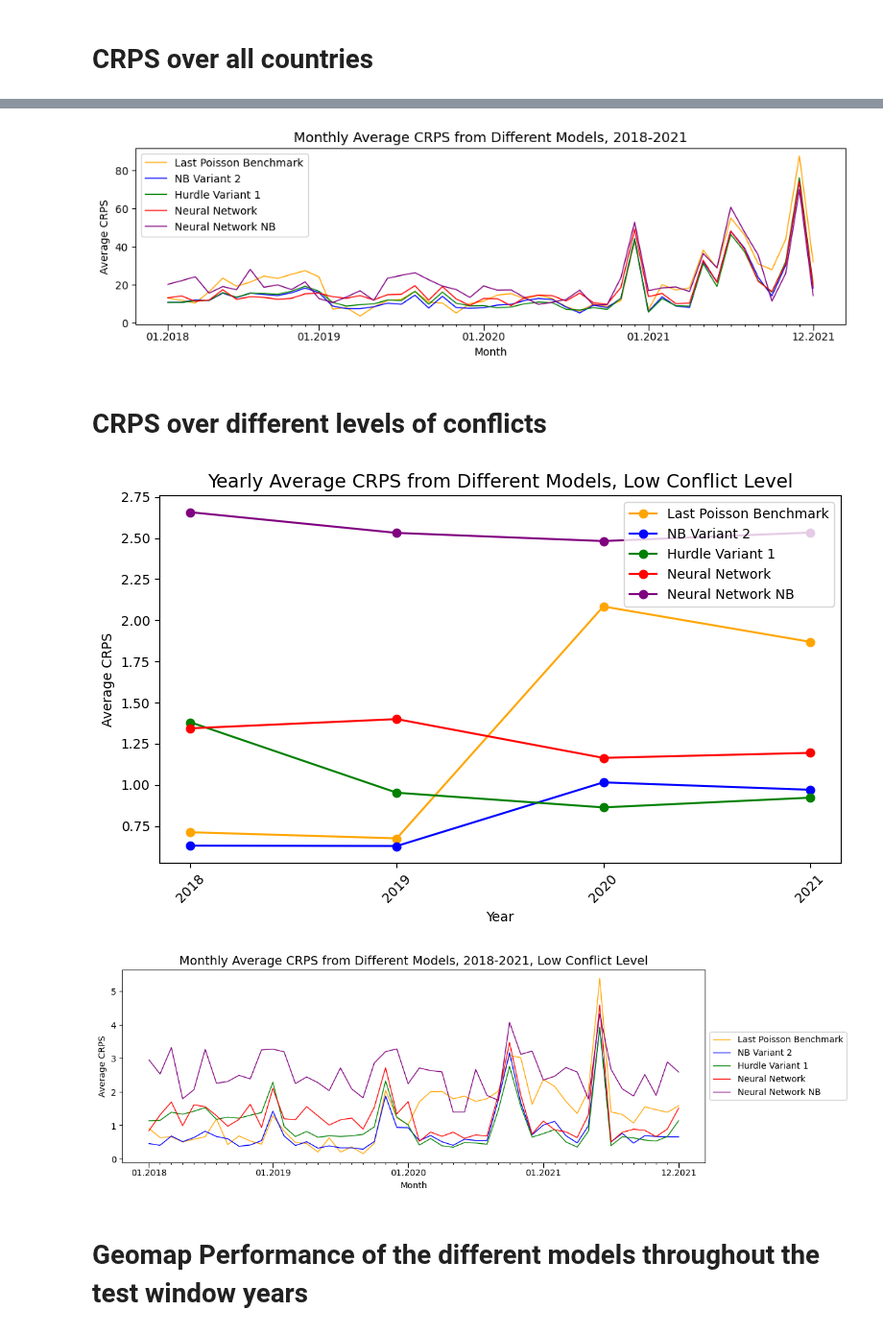
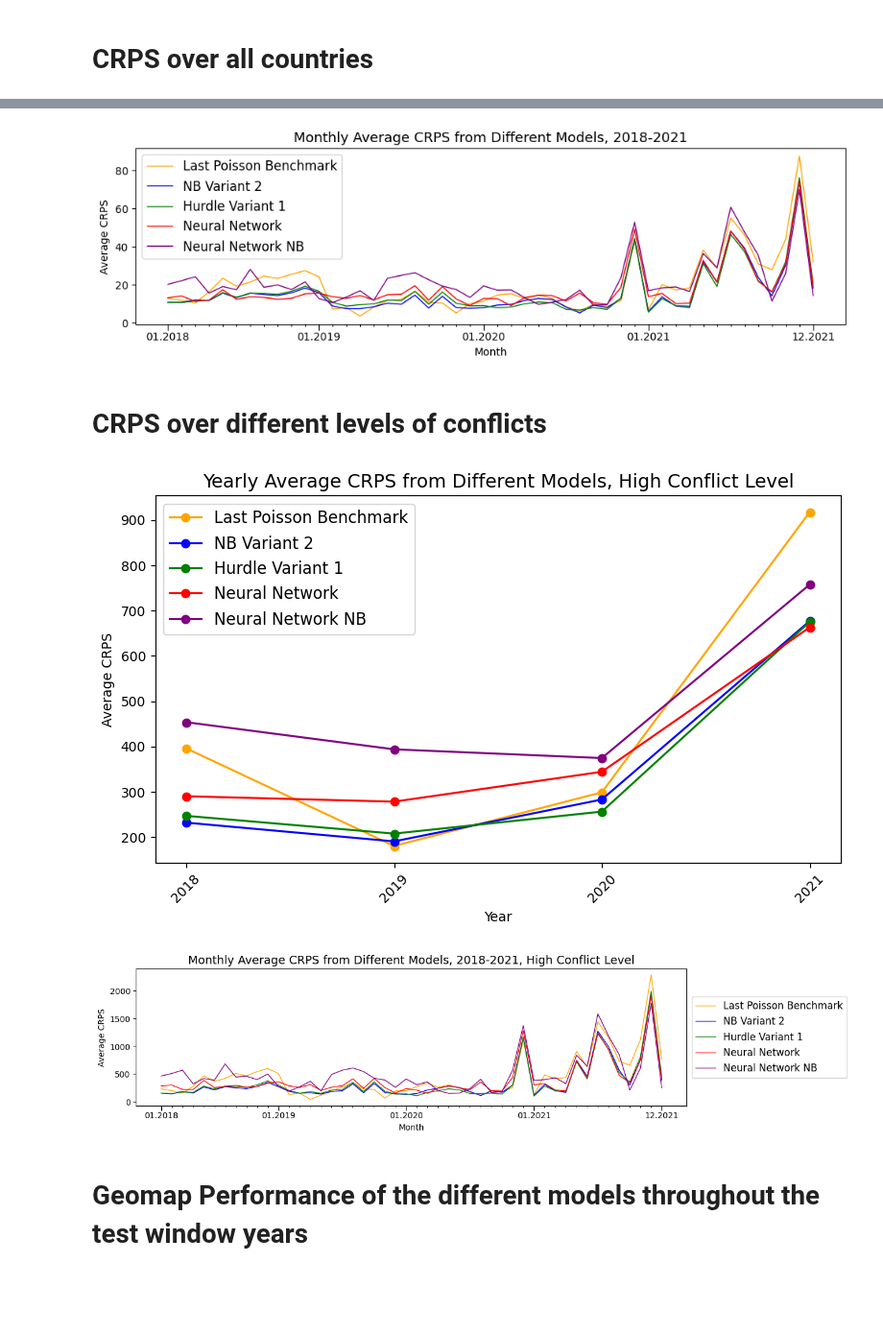
Before and after one commit to toboden/ConflictPredProbabilistic, a Jupyter notebook: plots_model_comp/prediction_plots.ipynb, the cells around one changed output, grey strips where cells are left out. Shown at 96% size. Cells and saved outputs as stored; diff of their text form; code cells hidden in the pictures; blank space fills up the shorter version.

```diff
--- a/plots_model_comp/prediction_plots.ipynb
+++ b/plots_model_comp/prediction_plots.ipynb
@@ -219,7 +219,7 @@ for year in actual_years:
 # %%
 #------------------------------------
 prediction_year = '2021' # 2019, 2020, 2021
-country_to_plot = 73 # 73 50 120
+country_to_plot = 120 # 73 50 120
 s = 8 #8
 #------------------------------------
 dataset_index = actual_years.index(prediction_year)
@@ -392,9 +392,9 @@ plt.step(x_nn_negbin, y_nn_negbin, color='skyblue')
 plt.step(x_nn, y_nn)
 plt.xlabel('Number of Fatalities')
 plt.ylabel('Cumulative Distribution Function')
-plt.title('Predictions for Tunisia (id 73), 2021, month ' + str(prediction_month), fontsize=14, y=1)
+#plt.title('Predictions for Tunisia (id 73), 2021, month ' + str(prediction_month), fontsize=14, y=1)
 #plt.title('Predictions for Mali (id 50), 2021, month ' + str(prediction_month), fontsize=14, y=1)
-#plt.title('Predictions for Somalia (id 120), 2021, Month ' + str(prediction_month), fontsize=14, y=1)
-plt.legend(loc='lower right', labels=['True Observation', 'Baseline NB Variant 2', 'Baseline Hurdle Variant 1', 'Neural Network NB', 'Neural Network Empirical'])
+plt.title('Predictions for Somalia (id 120), 2021, Month ' + str(prediction_month), fontsize=14, y=1)
+plt.legend(loc='lower right', labels=['True Observation', 'Baseline NB Variant 2', 'Baseline Hurdle Variant 1', 'Neural Network NB', 'Neural Network Empirical'], fontsize=12)
 plt.show()
 # %% [output]
@@ -404,7 +404,7 @@ plt.show()
 # %%
 #------------------------------------
 country_to_plot = 133 #133!!
-method = 'NB'  # benchmark  NB  Hurdle  NN  NNNegBin
+method = 'benchmark'  # benchmark  NB  Hurdle  NN  NNNegBin
 #------------------------------------
 s_prediction_list = list(range(3, 15))
 
@@ -490,9 +490,9 @@ for i, tick in enumerate(plt.gca().xaxis.get_major_ticks()):
 
 plt.xlabel('Month')
 plt.ylabel('Number of Fatalities')
-plt.title('Predictions for Afghanistan (id 133), 2018-2021, NB', fontsize=14, y=1) # Benchmark  NB   Hurdle   Neural Net
+plt.title('Predictions for Afghanistan (id 133), 2018-2021, Benchmark', fontsize=14, y=1) # Benchmark  NB   Hurdle   Neural Net
 # Fasse die Quantile zu einem Eintrag in der Legende zusammen und platziere sie rechts
-plt.legend(loc='center left', bbox_to_anchor=(1, 0.5))
+plt.legend(loc='center left', bbox_to_anchor=(1, 0.5), fontsize=12)
 
 # Zeige das Diagramm
 plt.show()
@@ -658,12 +658,12 @@ plt.ylabel('Average CRPS')
 
 # Fasse die Quantile zu einem Eintrag in der Legende zusammen und platziere sie rechts
 #plt.legend(loc='center left', bbox_to_anchor=(1, 0.5))
-plt.legend()
+plt.legend(fontsize=12, loc='upper left')
 
 # Zeige das Diagramm
 plt.show()
 # %% [output]
-[figure, old version]
+[figure, new version]
 # %% [markdown]
 # CRPS over different levels of conflicts
 # %%
@@ -793,7 +793,7 @@ crps_conflict_level = {'low':{'pois':crps_last_poisson_low,
                               'NN_NegBin':crps_nn_negbin_high},
                               }
 # %%
-conflict_level = 'low'
+conflict_level = 'high'
 
 crps_by_year = {
     '2018': [],
@@ -833,25 +833,25 @@ for i, methode in enumerate(methoden):
     plt.plot(crps_by_year.keys(), [crps_by_year[jahr][i] for jahr in crps_by_year.keys()], marker='o', label=methode, color=colors[i])
 
 # Titel und Achsenbeschriftungen
-plt.title('Yearly Average CRPS from Different Models, '  + str(conflict_level) + ' Conflict Level', fontsize=14)
+plt.title('Yearly Average CRPS from Different Models, '  +'High' + ' Conflict Level', fontsize=14)
 plt.xlabel('Year')
 plt.ylabel('Average CRPS')
 
 # Legende hinzufügen
-plt.legend() #loc='center left', bbox_to_anchor=(1, 0.5)
+plt.legend(fontsize=12, loc='upper left')#, bbox_to_anchor=(1, 0.5)
 
 # Diagramm anzeigen
 plt.xticks(rotation=45)
 plt.tight_layout()
 plt.show()
 # %% [output]
-[figure, old version]
+[figure, new version]
 # %%
 import matplotlib.pyplot as plt
 from matplotlib.lines import Line2D
 import numpy as np
 
-conflict_level = 'low'
+conflict_level = 'high'
 
 months = month_list_plot
 
@@ -861,7 +861,7 @@ hurdle_baseline = crps_conflict_level[conflict_level]['Hurdle']
 nn = crps_conflict_level[conflict_level]['NN']
 nn_negbin = crps_conflict_level[conflict_level]['NN_NegBin']
 
-plt.figure(figsize=(12, 4))
+plt.figure(figsize=(12, 3))
 
 # Erzeuge das Liniendiagramm
 plt.plot(months, last_poisson, color='orange', linewidth=1, label='Last Poisson Benchmark')
@@ -874,36 +874,36 @@ custom_ticks = months
 custom_labels = []
 january = ['01.2018','01.2019','01.2020','01.2021','12.2021']
 january_list = [0,11,23,35,47]
 j = 0
 for i in range(len(months)):
     if i in january_list:
         custom_labels.append(january[j])
         j += 1
     else:
         custom_labels.append('')
 
 plt.xticks(custom_ticks, custom_labels)
 
 # Mache bestimmte Ticks dicker
 for i, tick in enumerate(plt.gca().xaxis.get_major_ticks()):
     if i in january_list:
         #tick.label1.set_fontsize(14)  # Setze die Dicke der gewünschten Ticks
         tick.tick1line.set_markersize(6)  # Ändert die Länge der Ticks
         tick.label1.set_verticalalignment('top')
     else:
         tick.tick1line.set_markersize(2)
 
-plt.title('Monthly Average CRPS from Different Models, 2018-2021, ' + str(conflict_level) + ' Conflict Level', fontsize=14, y=1)
+plt.title('Monthly Average CRPS from Different Models, 2018-2021, ' + 'High' + ' Conflict Level', fontsize=14, y=1)
 plt.xlabel('Month')
 plt.ylabel('Average CRPS')
 
 # Fasse die Quantile zu einem Eintrag in der Legende zusammen und platziere sie rechts
-plt.legend(loc='center left', bbox_to_anchor=(1, 0.5))
+plt.legend(loc='center left', bbox_to_anchor=(1, 0.5), fontsize=12)
 
 # Zeige das Diagramm
 plt.show()
 # %% [output]
-[figure, old version]
+[figure, new version]
 # %% [markdown]
 # Geomap Performance of the different models throughout the test window years
 # %%
```
Also changed, not shown: parts of 10 cells of this notebook, 1 other file.
